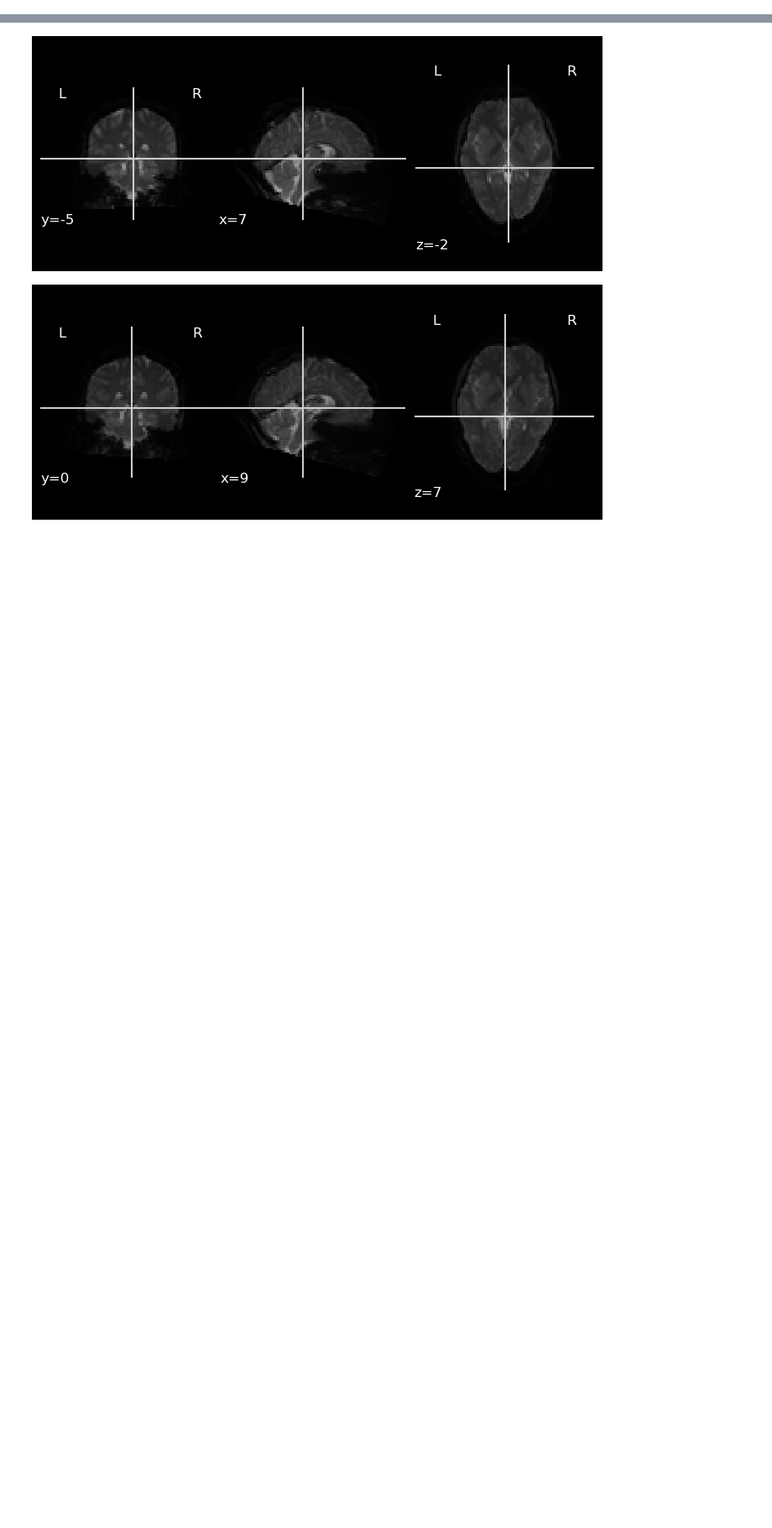
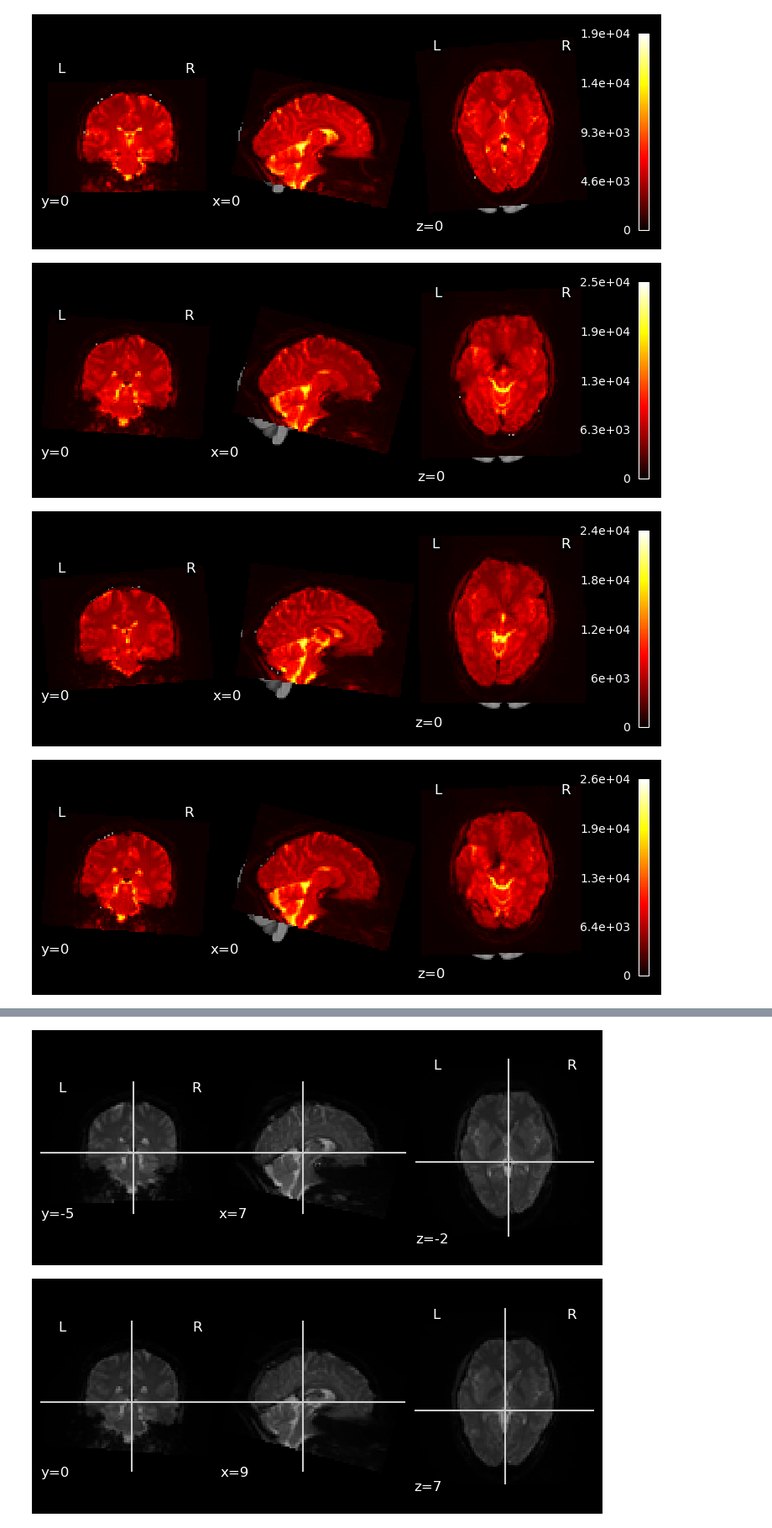
Before and after one commit to spatialtopology/preprocessing, a Jupyter notebook: spacetop_prep/qcplot/realign/plot_sbref.ipynb, the cells around one changed output, grey strips where cells are left out. Shown at 84% size. Drawn from its saved outputs; the diff is of its cells as text; code cells hidden in the pictures; blank space fills up the shorter version.

```diff
--- a/spacetop_prep/qcplot/realign/plot_sbref.ipynb
+++ b/spacetop_prep/qcplot/realign/plot_sbref.ipynb
@@ -5,0 +13,11 @@ from os.path import join
+# %%
+sbref_dir = '/Users/h/Documents/projects_local/sandbox/fmriprep_bold/sbref'
+flist = glob.glob(join(sbref_dir, '*sbref.nii'))
+for fname in flist:
+    plotting.plot_stat_map(image.load_img(fname) , black_bg=True, draw_cross=False, cut_coords=(0,0,0))
+    plt.savefig(join(sbref_dir,  os.path.basename(fname[:-4] )+'.png'))
+# %% [output]
+[figure, added]
+[figure, added]
+[figure, added]
+[figure, added]
```
Also changed, not shown: parts of 5 cells of this notebook.
